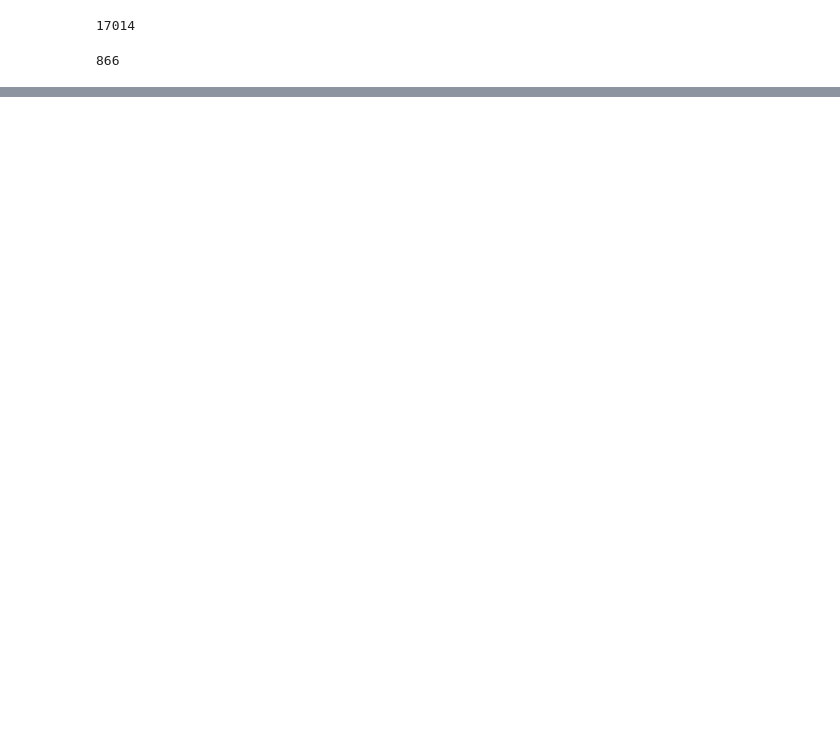
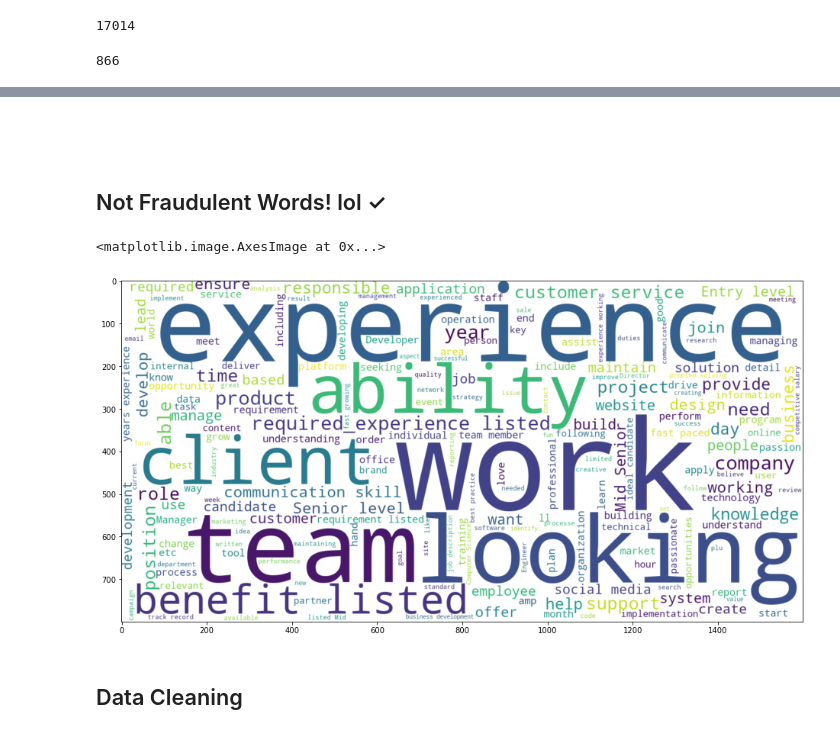
Before and after one commit to MellissaValle/Fraudulent-Job-Postings, a Jupyter notebook: Notebooks/EDA.ipynb, the cells around one changed output, grey strips where cells are left out. Saved outputs shown, nothing was run; the diff lists cells and outputs as text; code cells hidden in the pictures; blank space fills up the shorter version.

```diff
--- a/Notebooks/EDA.ipynb
+++ b/Notebooks/EDA.ipynb
@@ -473,0 +483,19 @@ You should consider upgrading via the '/Users/mellissavalle/opt/anaconda3/envs/l
+# %% [markdown]
+~~~~~~~~~~~~~~~~~~~~~~~~~~~~~~~~~~~~~~~~~~~~~~~~~~~~~~~~~~~~~~~~~~~~~~~~~~~~~~~~`
+# %% [markdown]
+## Not Fraudulent Words! lol ✓
+# %%
+STOPWORDS = spacy.lang.en.stop_words.STOP_WORDS
+plt.figure(figsize = (16,14))
+wc = WordCloud(min_font_size = 3,
+               #max_words = 300,
+               width = 1600,
+               height = 800,
+               background_color='white',
+               stopwords = STOPWORDS).generate(str(" ".join(actual_jobs_text)))
+plt.imshow(wc,interpolation = 'bilinear')
+# %% [output]
+<matplotlib.image.AxesImage at 0x...>
+[figure, added]
+# %% [markdown]
+## Data Cleaning
```
Also changed, not shown: parts of 55 cells of this notebook, 1 other file.
